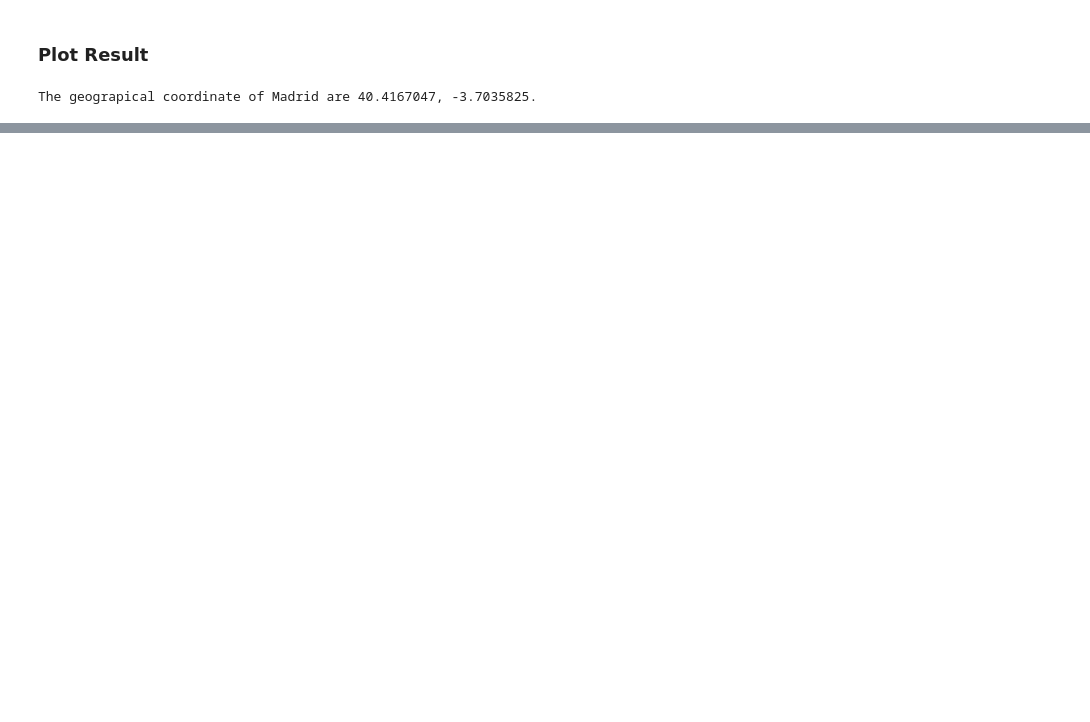
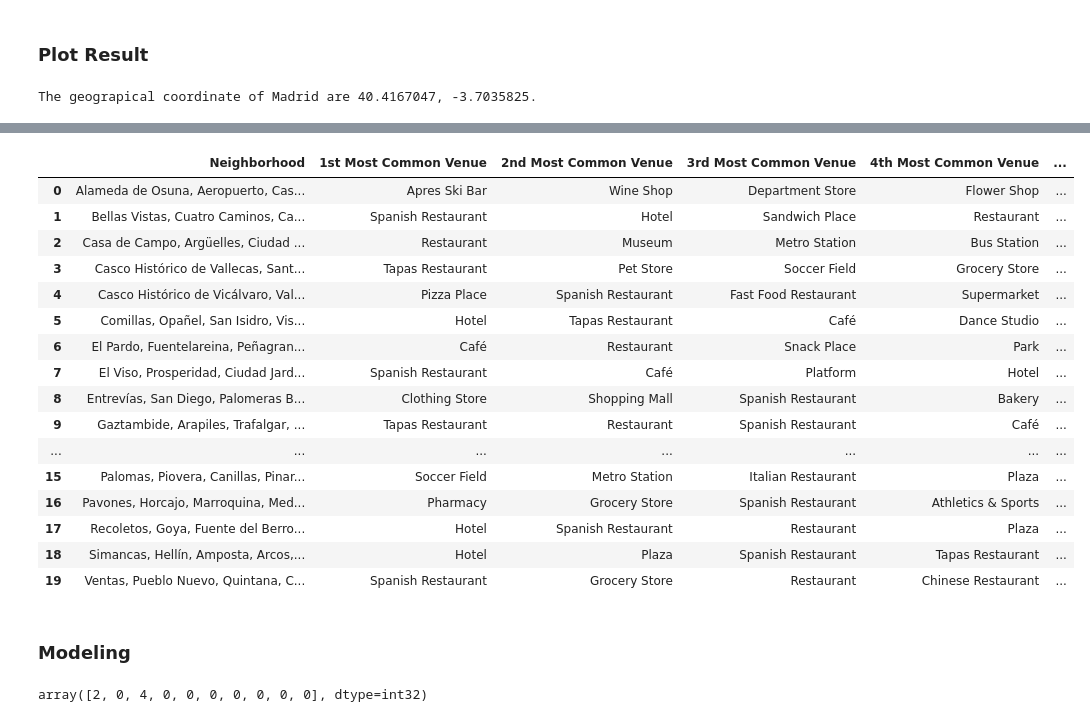
Before and after one commit to sergiogarciagar/Coursera_Capstone, a Jupyter notebook: Capstone Project - The Battle of Neighborhoods Madrid .ipynb, the cells around one changed output, grey strips where cells are left out. Saved outputs shown, nothing was run; the diff lists cells and outputs as text; code cells hidden in the pictures; blank space fills up the shorter version.

```diff
--- a/Capstone Project - The Battle of Neighborhoods Madrid .ipynb
+++ b/Capstone Project - The Battle of Neighborhoods Madrid .ipynb
@@ -215,0 +367,12 @@ map_madrid
+# %%
+num_top_venues = 5
+
+for hood in df3_grouped['Neighborhood']:
+    print("----"+hood+"----")
+    temp = df3_grouped[df3_grouped['Neighborhood'] == hood].T.reset_index()
+    temp.columns = ['venue','freq']
+    temp = temp.iloc[1:]
+    temp['freq'] = temp['freq'].astype(float)
+    temp = temp.round({'freq': 2})
+    print(temp.sort_values('freq', ascending=False).reset_index(drop=True).head(num_top_venues))
+    print('\n')
@@ -215,0 +397,63 @@ map_madrid
+# %%
+def return_most_common_venues(row, num_top_venues):
+    row_categories = row.iloc[1:]
+    row_categories_sorted = row_categories.sort_values(ascending=False)
+
+    return row_categories_sorted.index.values[0:num_top_venues]
+# %%
+num_top_venues = 10
+
+indicators = ['st', 'nd', 'rd']
+
+# create columns according to number of top venues
+columns = ['Neighborhood']
+for ind in np.arange(num_top_venues):
+    try:
+        columns.append('{}{} Most Common Venue'.format(ind+1, indicators[ind]))
+    except:
+        columns.append('{}th Most Common Venue'.format(ind+1))
+
+# create a new dataframe
+neighborhoods_venues_sorted = pd.DataFrame(columns=columns)
+neighborhoods_venues_sorted['Neighborhood'] = df3_grouped['Neighborhood']
+
+for ind in np.arange(df3_grouped.shape[0]):
+    neighborhoods_venues_sorted.iloc[ind, 1:] = return_most_common_venues(df3_grouped.iloc[ind, :], num_top_venues)
+
+neighborhoods_venues_sorted
+# %% [output]
+|  | Neighborhood | 1st Most Common Venue | 2nd Most Common Venue | 3rd Most Common Venue | 4th Most Common Venue | ... |
+| 0 | Alameda de Osuna, Aeropuerto, Cas... | Apres Ski Bar | Wine Shop | Department Store | Flower Shop | ... |
+| 1 | Bellas Vistas, Cuatro Caminos, Ca... | Spanish Restaurant | Hotel | Sandwich Place | Restaurant | ... |
+| 2 | Casa de Campo, Argüelles, Ciudad ... | Restaurant | Museum | Metro Station | Bus Station | ... |
+| 3 | Casco Histórico de Vallecas, Sant... | Tapas Restaurant | Pet Store | Soccer Field | Grocery Store | ... |
+| 4 | Casco Histórico de Vicálvaro, Val... | Pizza Place | Spanish Restaurant | Fast Food Restaurant | Supermarket | ... |
+| 5 | Comillas, Opañel, San Isidro, Vis... | Hotel | Tapas Restaurant | Café | Dance Studio | ... |
+| 6 | El Pardo, Fuentelareina, Peñagran... | Café | Restaurant | Snack Place | Park | ... |
+| 7 | El Viso, Prosperidad, Ciudad Jard... | Spanish Restaurant | Café | Platform | Hotel | ... |
+| 8 | Entrevías, San Diego, Palomeras B... | Clothing Store | Shopping Mall | Spanish Restaurant | Bakery | ... |
+| 9 | Gaztambide, Arapiles, Trafalgar, ... | Tapas Restaurant | Restaurant | Spanish Restaurant | Café | ... |
+| ... | ... | ... | ... | ... | ... | ... |
+| 15 | Palomas, Piovera, Canillas, Pinar... | Soccer Field | Metro Station | Italian Restaurant | Plaza | ... |
+| 16 | Pavones, Horcajo, Marroquina, Med... | Pharmacy | Grocery Store | Spanish Restaurant | Athletics & Sports | ... |
+| 17 | Recoletos, Goya, Fuente del Berro... | Hotel | Spanish Restaurant | Restaurant | Plaza | ... |
+| 18 | Simancas, Hellín, Amposta, Arcos,... | Hotel | Plaza | Spanish Restaurant | Tapas Restaurant | ... |
+| 19 | Ventas, Pueblo Nuevo, Quintana, C... | Spanish Restaurant | Grocery Store | Restaurant | Chinese Restaurant | ... |
+# %% [markdown]
+### Modeling
+# %%
+# import k-means from clustering stage
+from sklearn.cluster import KMeans
+
+# set number of clusters
+kclusters = 5
+
+df3_grouped_clustering = df3_grouped.drop('Neighborhood', 1)
+
+# run k-means clustering
+kmeans = KMeans(n_clusters=kclusters, random_state=0).fit(df3_grouped_clustering)
+
+# check cluster labels generated for each row in the dataframe
+kmeans.labels_[0:10]
+# %% [output]
+array([2, 0, 4, 0, 0, 0, 0, 0, 0, 0], dtype=int32)
```
Also changed, not shown: parts of 58 cells of this notebook.
